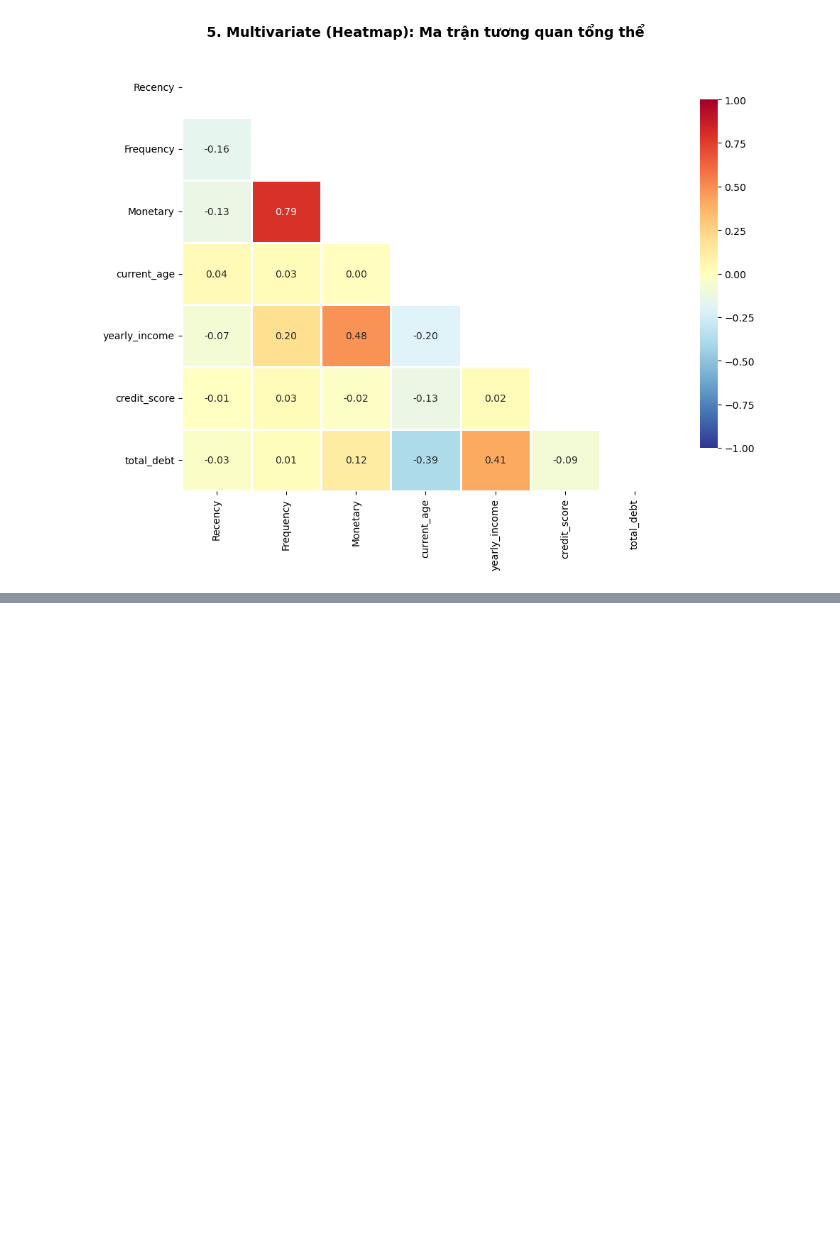
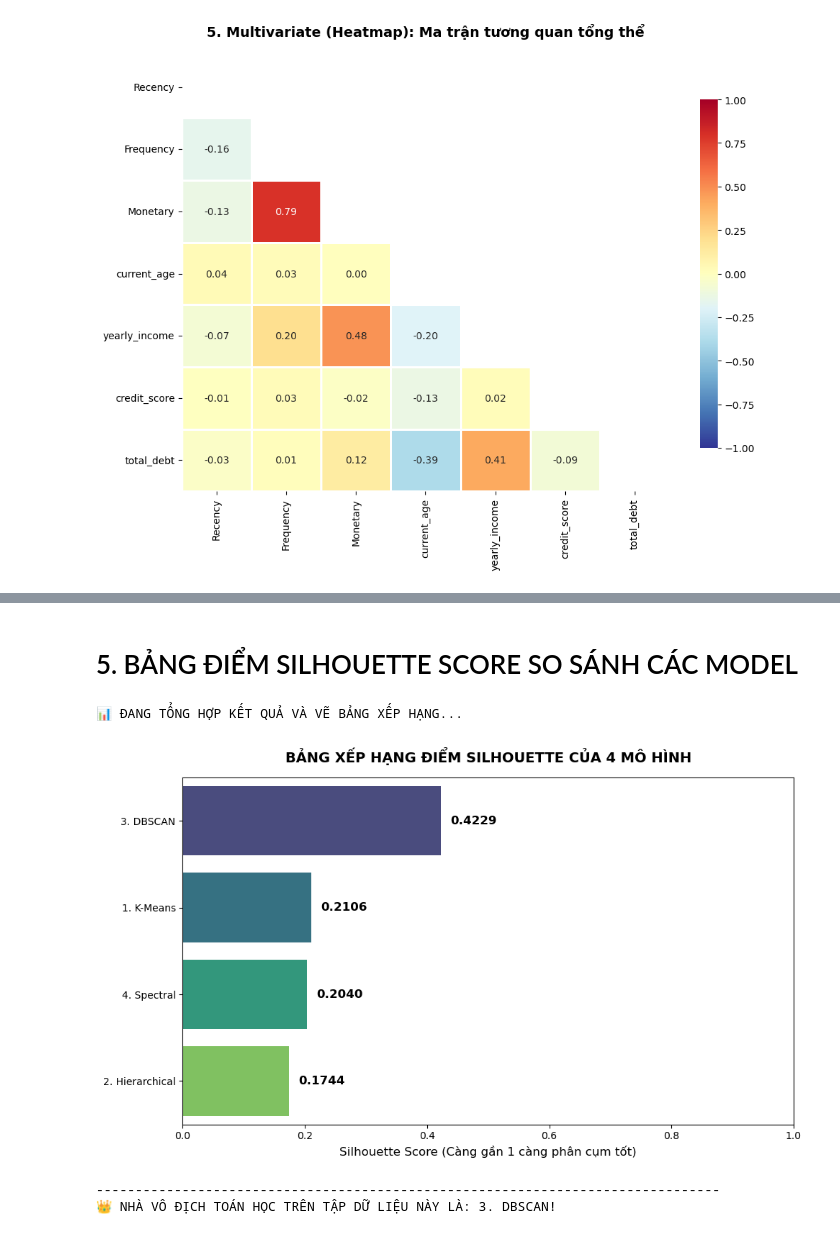
Before and after one commit to PhucBinhhh/DACS_2026, a Jupyter notebook: source_code/02_Modeling.ipynb, the cells around one changed output, grey strips where cells are left out. Drawn from its saved outputs; the diff is of its cells as text; code cells hidden in the pictures; blank space fills up the shorter version.

```diff
--- a/source_code/02_KMeans_Modeling.ipynb
+++ b/source_code/02_Modeling.ipynb
@@ -409,0 +680,58 @@ plt.show()
+# %% [markdown]
+# 5. BẢNG ĐIỂM SILHOUETTE SCORE SO SÁNH CÁC MODEL
+# %%
+# ==============================================================================
+# BƯỚC 5.5: VẼ BẢNG XẾP HẠNG SILHOUETTE CHUNG CUỘC
+# ==============================================================================
+import pandas as pd
+import matplotlib.pyplot as plt
+import seaborn as sns
+
+print("📊 ĐANG TỔNG HỢP KẾT QUẢ VÀ VẼ BẢNG XẾP HẠNG...")
+
+# Xử lý an toàn cho trường hợp DBSCAN thất bại (gom tất cả thành nhiễu)
+if 'dbscan_score' not in locals():
+    dbscan_score = 0
+
+# 1. Gom điểm số từ 4 ô code trước vào một từ điển (Dictionary)
+scores_dict = {
+    '1. K-Means': kmeans_score,
+    '2. Hierarchical': hc_score,
+    '3. DBSCAN': dbscan_score,
+    '4. Spectral': spectral_score
+}
+
+# 2. Chuyển thành DataFrame và sắp xếp từ cao xuống thấp
+df_results = pd.DataFrame(list(scores_dict.items()), columns=['Thuật toán', 'Silhouette Score'])
+df_results = df_results.sort_values(by='Silhouette Score', ascending=False)
+
+# 3. Trực quan hóa bằng Seaborn
+plt.figure(figsize=(10, 6))
+# Sử dụng bảng màu 'viridis' hiện đại, chuyên nghiệp
+ax = sns.barplot(x='Silhouette Score', y='Thuật toán', data=df_results, palette='viridis')
+
+# Trang trí biểu đồ cho chuẩn format báo cáo
+plt.title('BẢNG XẾP HẠNG ĐIỂM SILHOUETTE CỦA 4 MÔ HÌNH', fontsize=14, fontweight='bold', pad=15)
+plt.xlabel('Silhouette Score (Càng gần 1 càng phân cụm tốt)', fontsize=12)
+plt.ylabel('')
+plt.xlim(0, 1) # Ép trục X luôn từ 0 đến 1 để dễ so sánh tuyệt đối
+
+# Ghi điểm số trực tiếp lên đuôi từng thanh ngang
+for p in ax.patches:
+    width = p.get_width()
+    # Thêm text điểm số vào ngay cạnh thanh bar
+    plt.text(width + 0.015, p.get_y() + p.get_height()/2, f'{width:.4f}',
+             va='center', fontsize=12, fontweight='bold', color='black')
+
+plt.tight_layout()
+plt.show()
+
+# 4. Tuyên bố người chiến thắng
+winner = df_results.iloc[0]['Thuật toán']
+print("-" * 80)
+print(f"👑 NHÀ VÔ ĐỊCH TOÁN HỌC TRÊN TẬP DỮ LIỆU NÀY LÀ: {winner}!")
+# %% [output]
+📊 ĐANG TỔNG HỢP KẾT QUẢ VÀ VẼ BẢNG XẾP HẠNG...
+[figure, added]
+--------------------------------------------------------------------------------
+👑 NHÀ VÔ ĐỊCH TOÁN HỌC TRÊN TẬP DỮ LIỆU NÀY LÀ: 3. DBSCAN!
```
Also changed, not shown: parts of 26 cells of this notebook, 3 other files.
